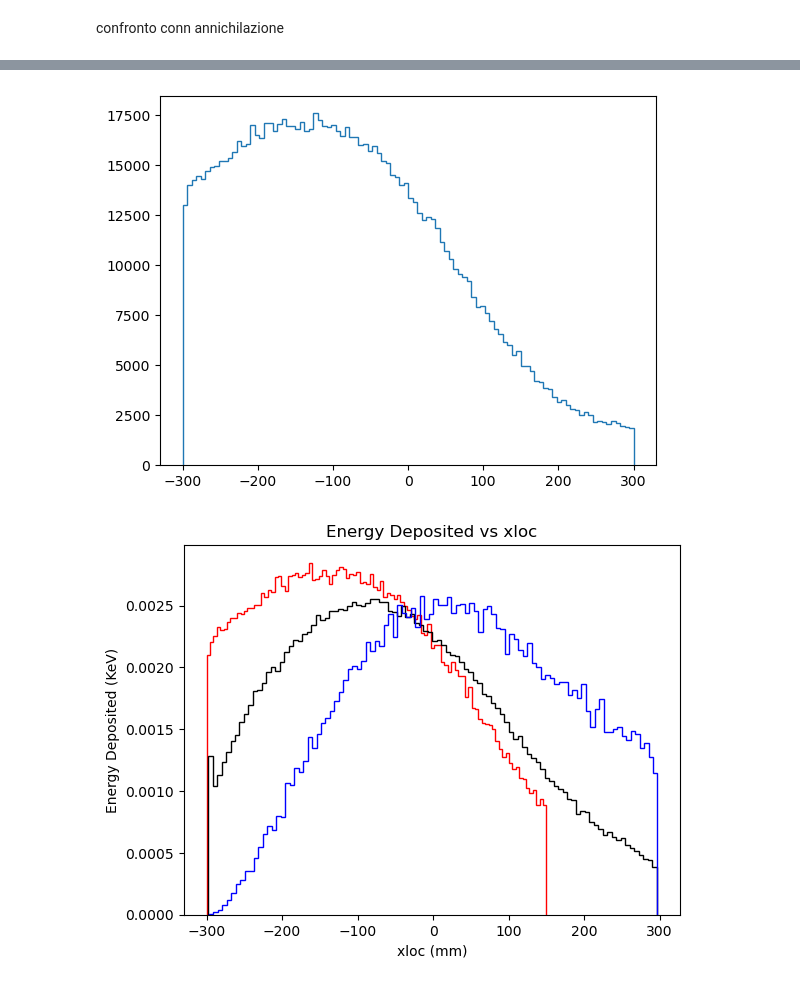
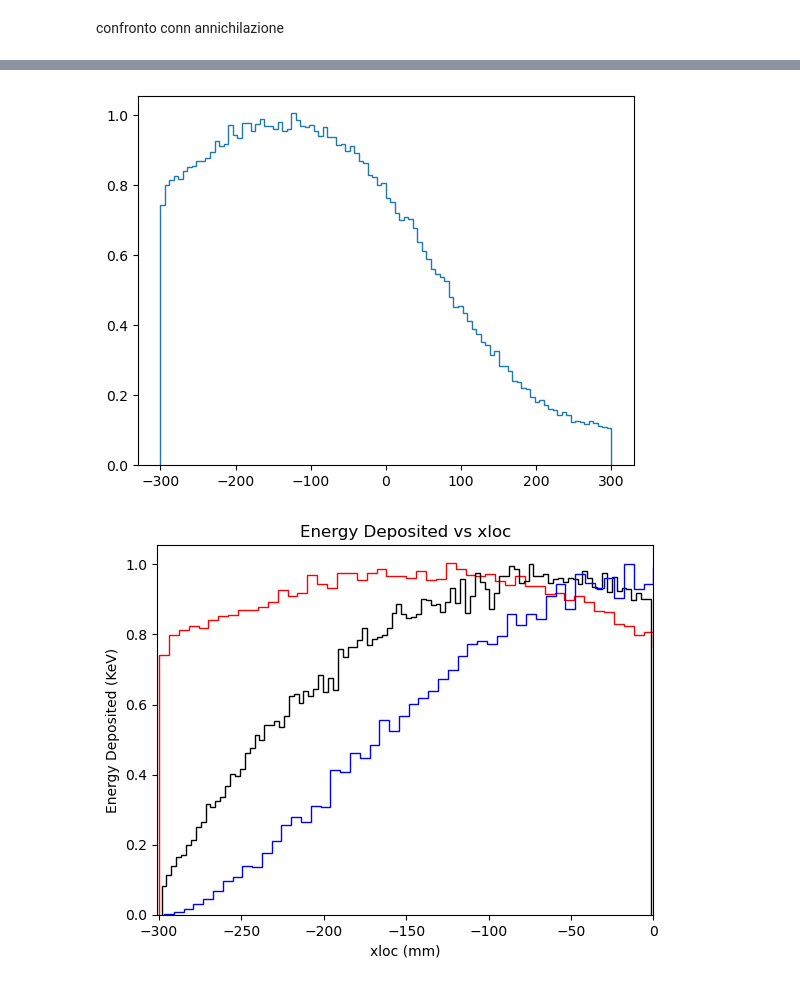
Before and after one commit to francescouni0/Online-Monitoring, a Jupyter notebook: Brem.ipynb, the cells around one changed output, grey strips where cells are left out. Drawn from its saved outputs; the diff is of its cells as text; code cells hidden in the pictures.

```diff
--- a/Brem.ipynb
+++ b/Brem.ipynb
@@ -277,18 +277,20 @@ edep= data['EDep']
 
 xloc= data['xloc']
 # %%
+edep=np.array(edep)/17500
 plt.hist(xloc,weights=edep,bins=100,histtype='step',range=(-300,300))
 plt.show()
 # %% [output]
-[figure, old version]
+[figure, new version]
 # %%
-plt.hist(xloc,weights=edep,range=[-300,150],bins=100,histtype='step',density=True,color='red')
+plt.hist(xloc,weights=edep,bins=100,histtype='step',color='red')
 
-plt.hist(bin_centers_x, weights=hist_slice, color='black', bins=100,histtype='step',density=True)
-plt.hist(bin_centers_x_ann, weights=hist_slice_ann, color='blue', bins=100,histtype='step',density=True)
+plt.hist(bin_centers_x-150, weights=hist_slice, color='black', bins=100,histtype='step')
+plt.hist(bin_centers_x_ann, weights=hist_slice_ann, color='blue', bins=100,histtype='step')
 plt.xlabel("xloc (mm)")
 plt.ylabel("Energy Deposited (KeV)")
+plt.xlim(-301,0)
 plt.title("Energy Deposited vs xloc")
 plt.show()
 # %% [output]
-[figure, old version]
+[figure, new version]
```
Also changed, not shown: parts of 3 cells of this notebook, 2 other files.
